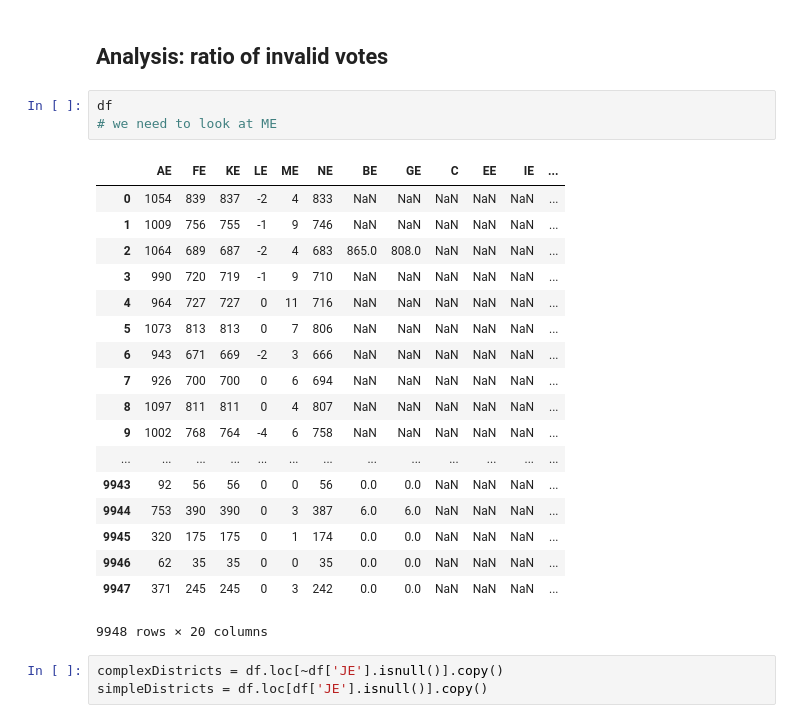
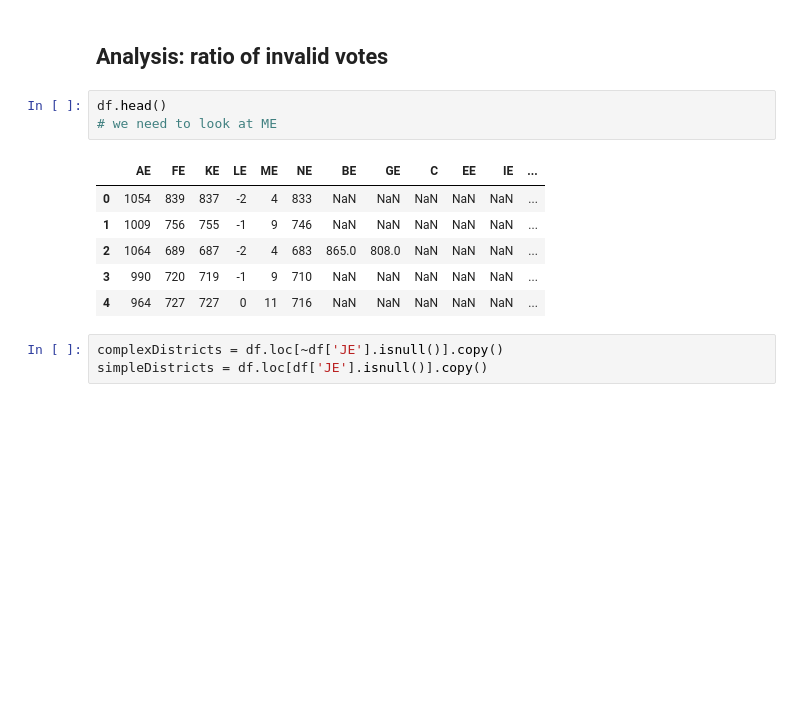
Before and after one commit to komaranna/ElectionAnalysis, a Jupyter notebook: VisualizeData.ipynb, the cells around one changed output. Cells and saved outputs as stored; diff of their text form; blank space fills up the shorter version.

```diff
--- a/VisualizeData.ipynb
+++ b/VisualizeData.ipynb
@@ -251,27 +215,15 @@ It seems there are no other large number of extra ballots anywhere.
 # %% [markdown]
 ## Analysis: ratio of invalid votes
 # %%
-df
+df.head()
 # we need to look at ME
 # %% [output]
 |  | AE | FE | KE | LE | ME | NE | BE | GE | C | EE | IE | ... |
 | 0 | 1054 | 839 | 837 | -2 | 4 | 833 | NaN | NaN | NaN | NaN | NaN | ... |
 | 1 | 1009 | 756 | 755 | -1 | 9 | 746 | NaN | NaN | NaN | NaN | NaN | ... |
 | 2 | 1064 | 689 | 687 | -2 | 4 | 683 | 865.0 | 808.0 | NaN | NaN | NaN | ... |
 | 3 | 990 | 720 | 719 | -1 | 9 | 710 | NaN | NaN | NaN | NaN | NaN | ... |
 | 4 | 964 | 727 | 727 | 0 | 11 | 716 | NaN | NaN | NaN | NaN | NaN | ... |
-| 5 | 1073 | 813 | 813 | 0 | 7 | 806 | NaN | NaN | NaN | NaN | NaN | ... |
-| 6 | 943 | 671 | 669 | -2 | 3 | 666 | NaN | NaN | NaN | NaN | NaN | ... |
-| 7 | 926 | 700 | 700 | 0 | 6 | 694 | NaN | NaN | NaN | NaN | NaN | ... |
-| 8 | 1097 | 811 | 811 | 0 | 4 | 807 | NaN | NaN | NaN | NaN | NaN | ... |
-| 9 | 1002 | 768 | 764 | -4 | 6 | 758 | NaN | NaN | NaN | NaN | NaN | ... |
-| ... | ... | ... | ... | ... | ... | ... | ... | ... | ... | ... | ... | ... |
-| 9943 | 92 | 56 | 56 | 0 | 0 | 56 | 0.0 | 0.0 | NaN | NaN | NaN | ... |
-| 9944 | 753 | 390 | 390 | 0 | 3 | 387 | 6.0 | 6.0 | NaN | NaN | NaN | ... |
-| 9945 | 320 | 175 | 175 | 0 | 1 | 174 | 0.0 | 0.0 | NaN | NaN | NaN | ... |
-| 9946 | 62 | 35 | 35 | 0 | 0 | 35 | 0.0 | 0.0 | NaN | NaN | NaN | ... |
-| 9947 | 371 | 245 | 245 | 0 | 3 | 242 | 0.0 | 0.0 | NaN | NaN | NaN | ... |
-9948 rows × 20 columns
 # %%
 complexDistricts = df.loc[~df['JE'].isnull()].copy()
 simpleDistricts = df.loc[df['JE'].isnull()].copy()
```
Also changed, not shown: parts of 6 cells of this notebook.
